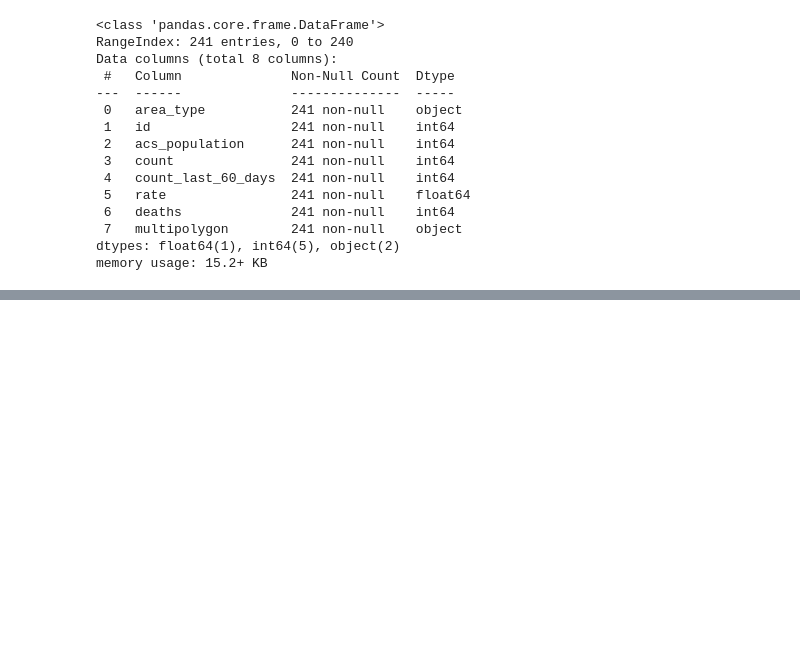
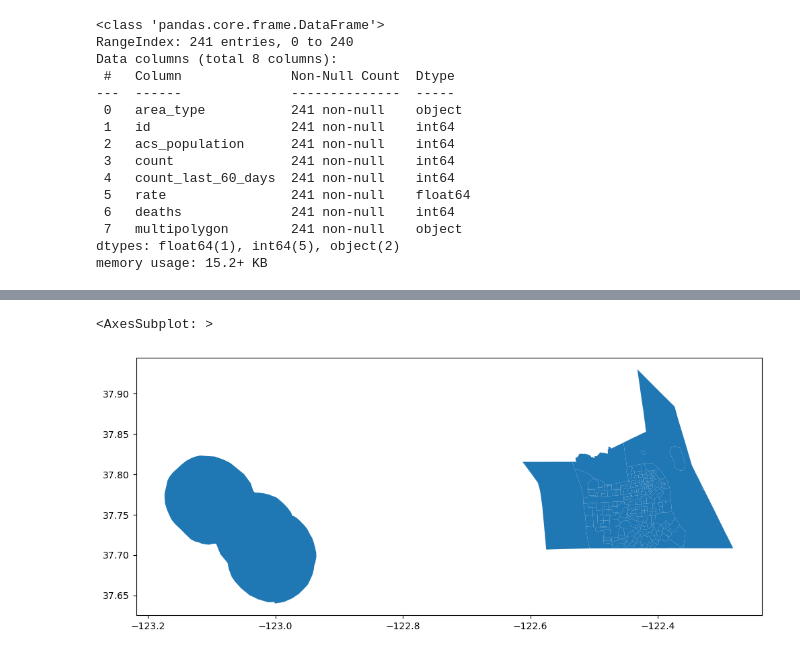
Before and after one commit to QHAAGA/UP221-QUINN, a Jupyter notebook: week04/week04 COVID-19 Data and Health Insurance.ipynb, the cells around one changed output, grey strips where cells are left out. Cells and saved outputs as stored; diff of their text form; code cells hidden in the pictures; blank space fills up the shorter version.

Commit message:
Week 3 and 4

```diff
--- a/week04/week04 COVID-19 Data and Health Insurance.ipynb
+++ b/week04/week04 COVID-19 Data and Health Insurance.ipynb
@@ -96,0 +117,4 @@ Name: area_type, dtype: object
+# %%
+# read the SF Census Tracts geojson file
+
+tracts=gpd.read_file('week04 data/Census 2020_ Tracts for San Francisco (1).geojson')
@@ -96,0 +130,6 @@ Name: area_type, dtype: object
+# %%
+# plot it!
+tracts.plot(figsize=(12,10))
+# %% [output]
+<AxesSubplot: >
+[figure, added]
```
Also changed, not shown: parts of 27 cells of this notebook, 2 other files.
